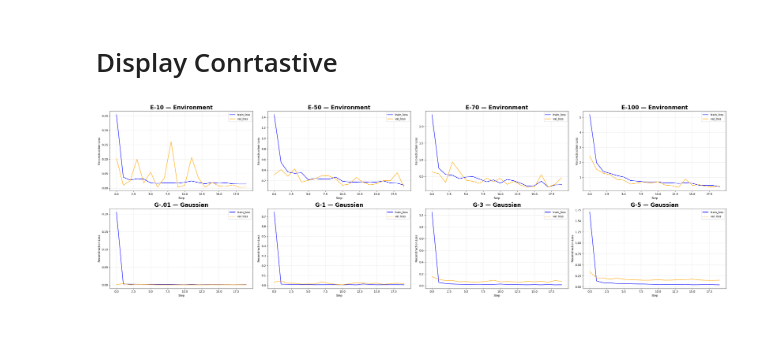
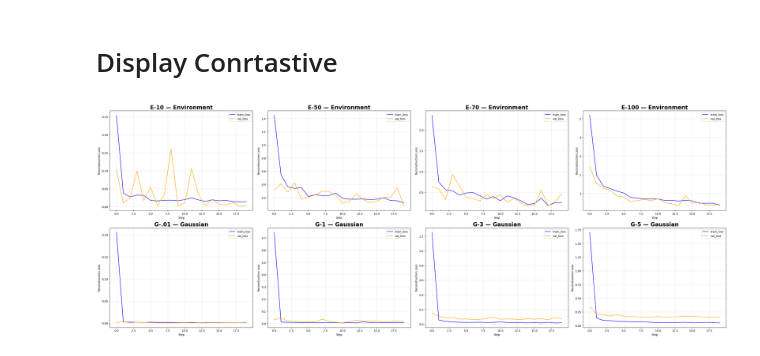
Before and after one commit to MarcusBluestone/Voice_Isolation, a Jupyter notebook: src/generate_imgs.ipynb, the cells around one changed output. Cells and saved outputs as stored; diff of their text form; code cells hidden in the pictures; blank space fills up the shorter version.

```diff
--- a/src/generate_imgs.ipynb
+++ b/src/generate_imgs.ipynb
@@ -97,7 +97,7 @@ n = len(runs1)
 fig, ax = plt.subplots(
     nrows=2,
     ncols=n,
-    figsize=(8 * n, 10)
+    figsize=(8 * n, 12)
 )
 
 # Force white background
@@ -112,31 +112,31 @@ for j, ((run1, title1), (run2, title2)) in enumerate(zip(runs1.items(), runs2.it
     if env_path.exists():
         df1 = pd.read_csv(env_path)
         ax[0, j].plot(df1.index, df1["train_loss"], label="train_loss", color = 'blue')
         ax[0, j].plot(df1.index, df1["val_loss"], label="val_loss", color = 'orange')
 
     ax[0, j].set_title(f"{title1} — Environment", fontsize=20, fontweight="bold")
     ax[0, j].set_facecolor("white")
     ax[0, j].grid(True, alpha=0.3)
     ax[0, j].set_xlabel("Step")
     ax[0, j].set_ylabel("Reconstruction Loss")
     ax[0, j].legend()
 
     # ---------- BOTTOM ROW: Gaussian ----------
     gauss_path = results_path / "contrastive" / run2 / "contrastive_epoch_metrics.csv"
     if gauss_path.exists():
         df2 = pd.read_csv(gauss_path)
         ax[1, j].plot(df2.index, df2["train_loss"], label="train_loss", color = 'blue')
         ax[1, j].plot(df2.index, df2["val_loss"], label="val_loss", color = 'orange')
 
     ax[1, j].set_title(f"{title2} — Gaussian", fontsize=20, fontweight="bold")
     ax[1, j].set_facecolor("white")
     ax[1, j].grid(True, alpha=0.3)
     ax[1, j].set_xlabel("Step")
     ax[1, j].set_ylabel("Reconstruction Loss")
     ax[1, j].legend()
     fig.savefig(results_path / 'ContrastiveLoss.png')
 
 plt.tight_layout()
 plt.show()
 # %% [output]
-[figure, old version]
+[figure, new version]
```
Also changed, not shown: parts of 1 cell of this notebook, 21 other files.
